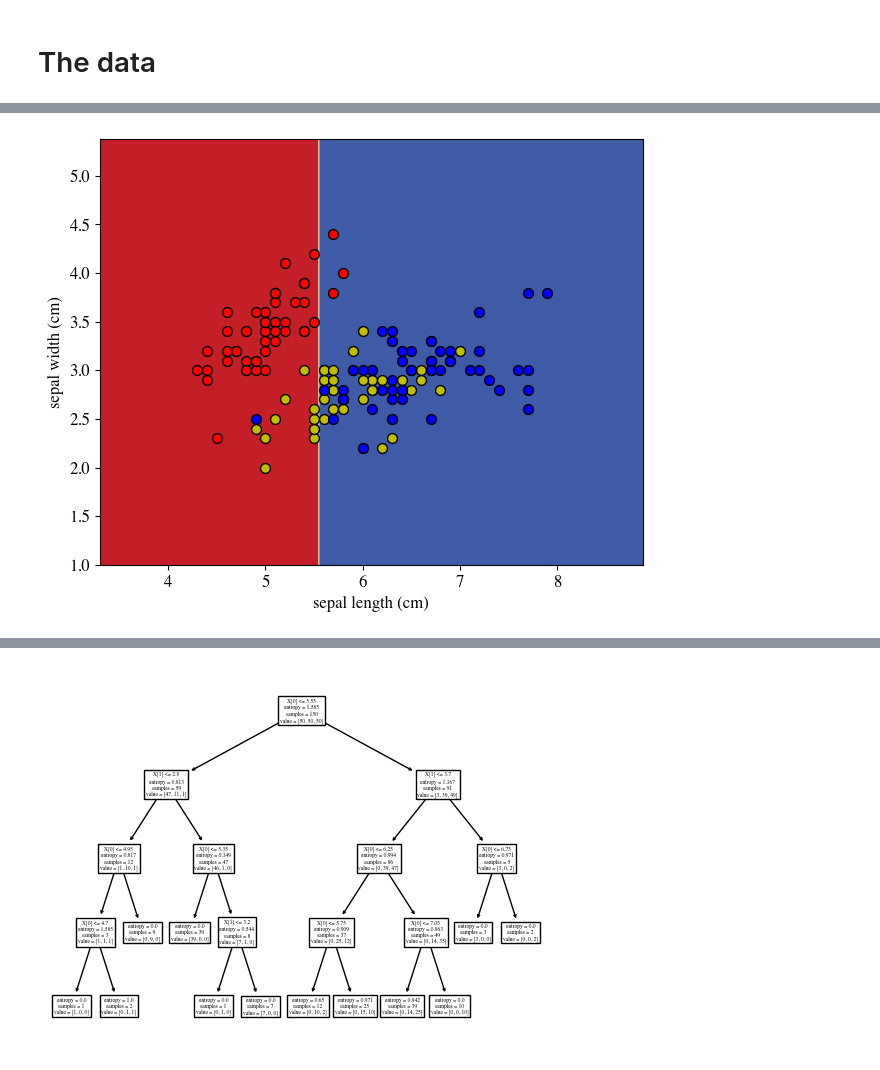
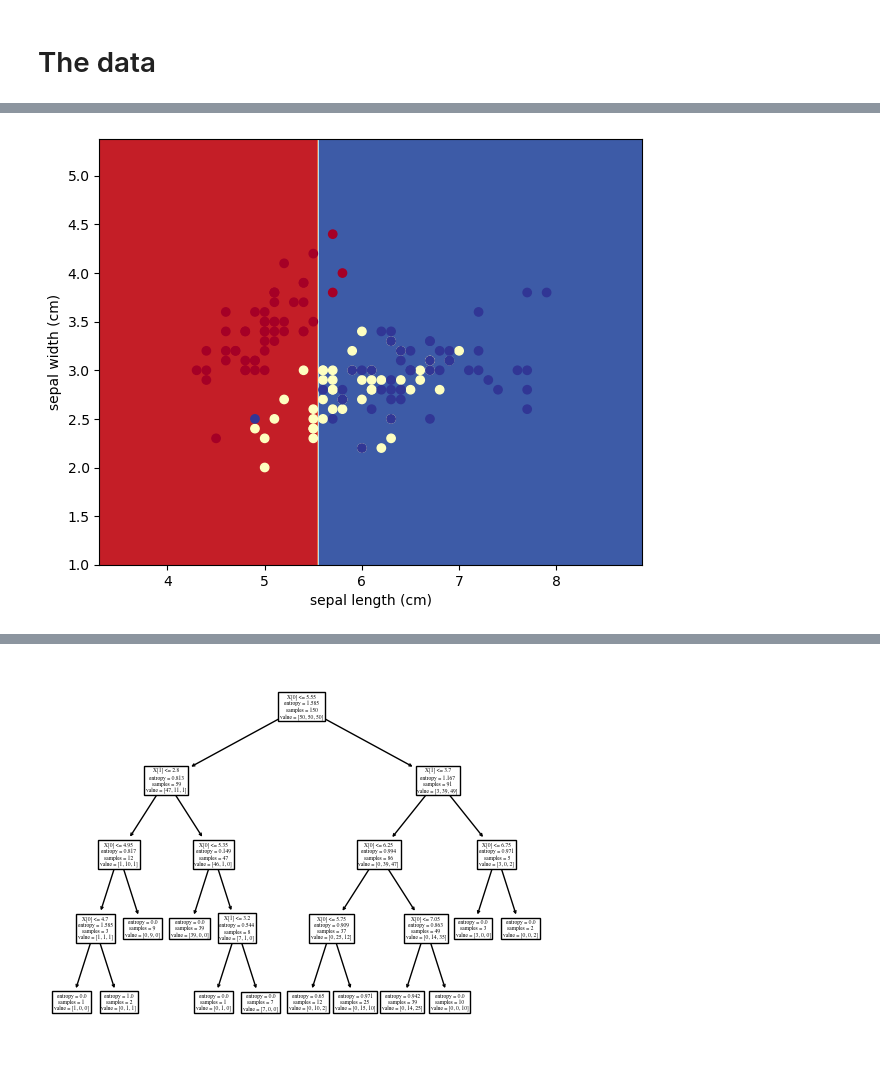
Before and after one commit to iacopomasi/AI-ML-Unit-2, a Jupyter notebook: AA2223/course/09_decision_trees/09_decision_trees.ipynb, the cells around one changed output, grey strips where cells are left out. Cells and saved outputs as stored; diff of their text form; code cells hidden in the pictures.

```diff
--- a/AA2223/course/09_decision_trees/09_decision_trees.ipynb
+++ b/AA2223/course/09_decision_trees/09_decision_trees.ipynb
@@ -1118,41 +1136,41 @@ tree.plot_tree(clf);
 # %%
 # Parameters #########
 n_classes = 3
 plot_colors = "ryb"
 plot_step = 0.02
 ######################
 
 plt.figure(figsize=(7,7))
 x_min, x_max = X[:, 0].min() - 1, X[:, 0].max() + 1
 y_min, y_max = X[:, 1].min() - 1, X[:, 1].max() + 1
 xx, yy = np.meshgrid(
     np.arange(x_min, x_max, plot_step), np.arange(y_min, y_max, plot_step)
 )
 plt.tight_layout(h_pad=0.5, w_pad=0.5, pad=2.5)
 
 Z = clf.predict(np.c_[xx.ravel(), yy.ravel()])
 Z = Z.reshape(xx.shape)
 cs = plt.contourf(xx, yy, Z, cmap=plt.cm.RdYlBu)
 
 # Plot the training points
-for i, color in zip(range(n_classes), plot_colors):
-    idx = np.where(y == i)
-    plt.scatter(
-        X[idx, 0],
-        X[idx, 1],
-        c=color,
-        label=iris.target_names[i],
-        cmap=plt.cm.RdYlBu,
-        edgecolor="black",
-        s=50,
-    )
+plt.scatter(*X.T, c=y, cmap=plt.cm.RdYlBu);
+# for i, color in zip(range(n_classes), plot_colors):
+#     idx = np.where(y == i)
+#     plt.scatter(
+#         X[idx, 0],
+#         X[idx, 1],
+#         label=iris.target_names[i],
+#         cmap=plt.cm.RdYlBu,
+#         edgecolor="black",
+#         s=50,
+#     )
 
 plt.xlabel(iris.feature_names[0])
 plt.ylabel(iris.feature_names[1]);
 plt.axis('scaled');
 plt.axis('on');
 # %% [output]
-[figure, old version]
+[figure, new version]
 # %%
 from sklearn import tree
 clf = tree.DecisionTreeClassifier(criterion='entropy', splitter='best', max_depth=2)
```
Also changed, not shown: parts of 21 cells of this notebook, 2 other files.
